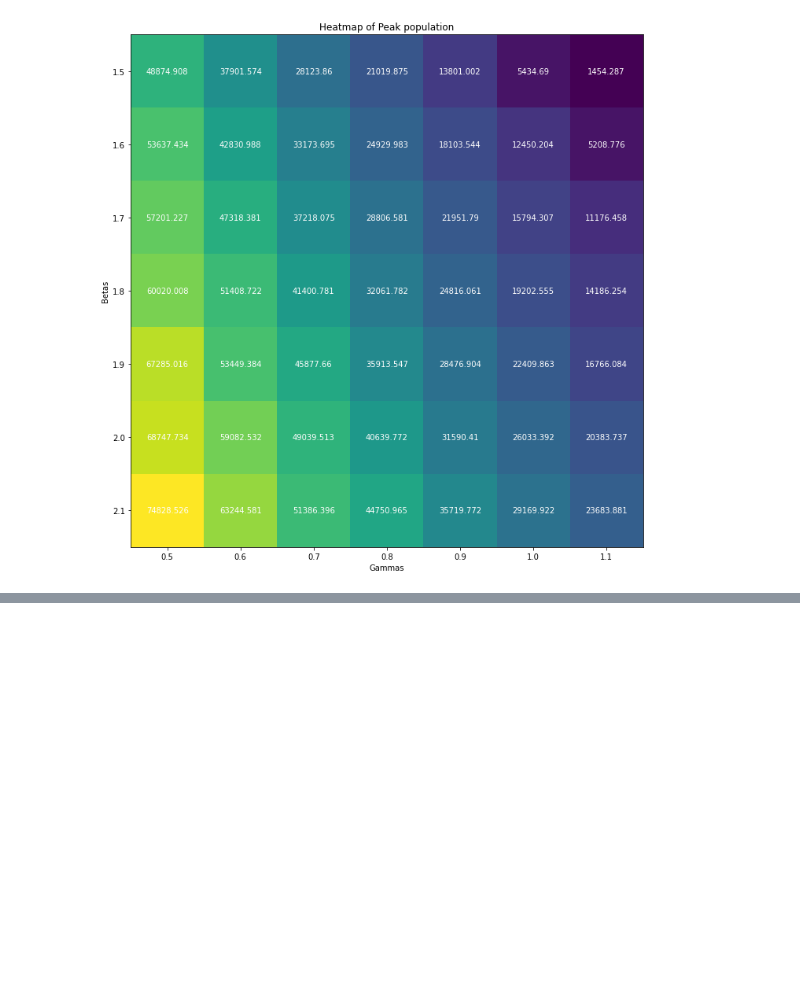
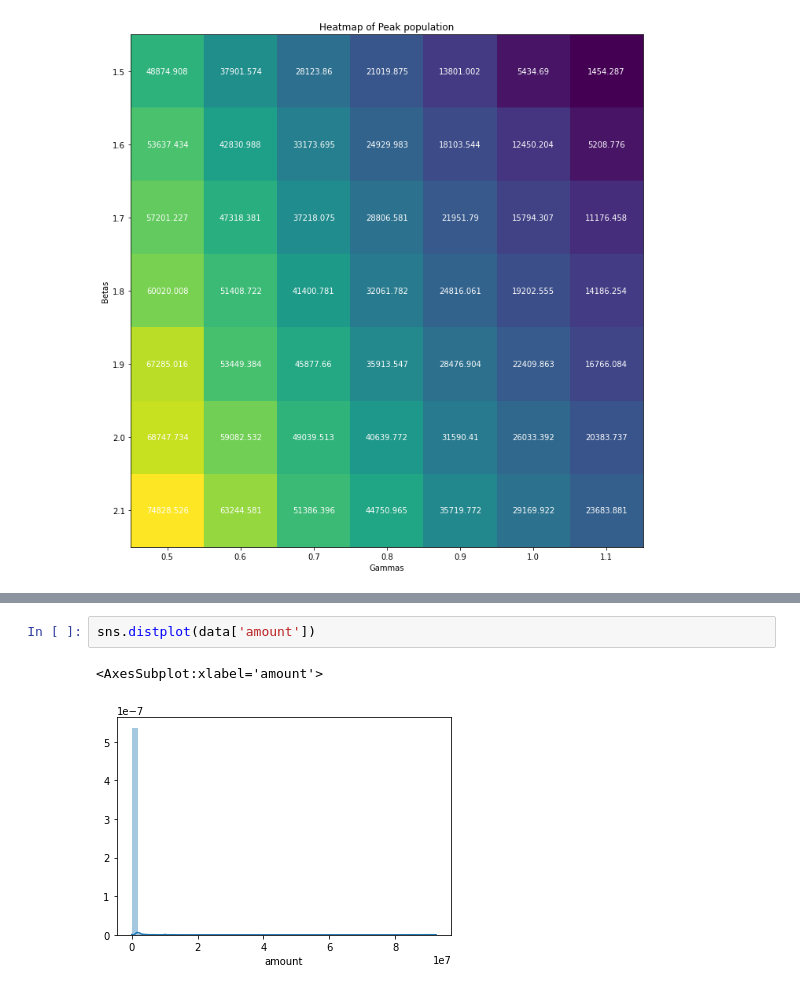
Before and after one commit to xyqiuchloe/BIS-634-Homework-XinyueQiu, a Jupyter notebook: homework3/assignment3.ipynb, the cells around one changed output, grey strips where cells are left out. Saved outputs shown, nothing was run; the diff lists cells and outputs as text; blank space fills up the shorter version.

```diff
--- a/homework3/assignment3.ipynb
+++ b/homework3/assignment3.ipynb
@@ -451,0 +537,5 @@ plt.show()
+# %%
+sns.distplot(data['amount'])
+# %% [output]
+<AxesSubplot:xlabel='amount'>
+[figure, added]
```
Also changed, not shown: parts of 28 cells of this notebook.
